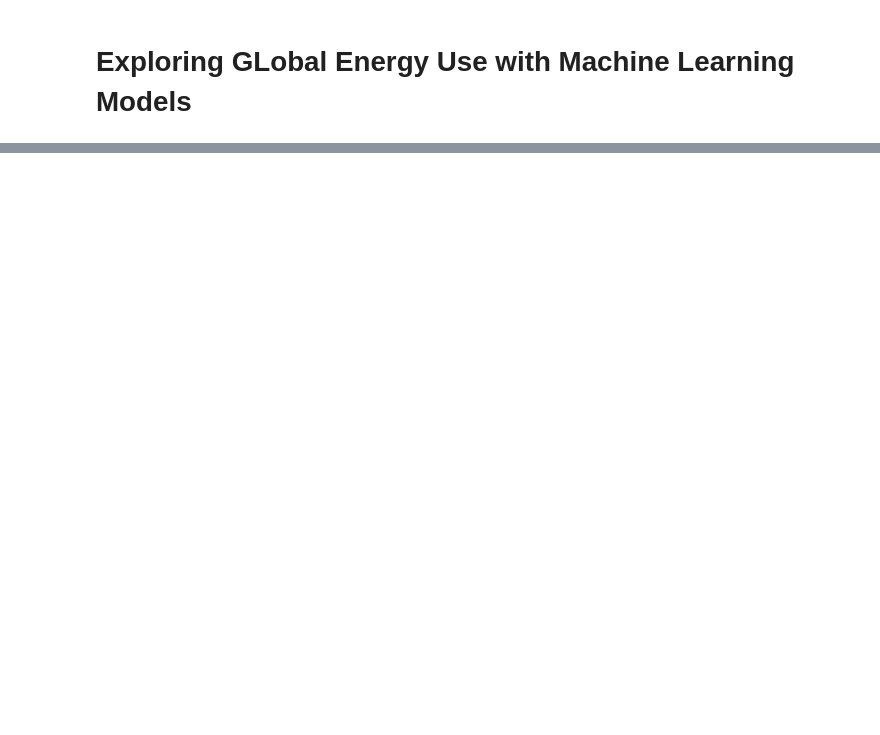
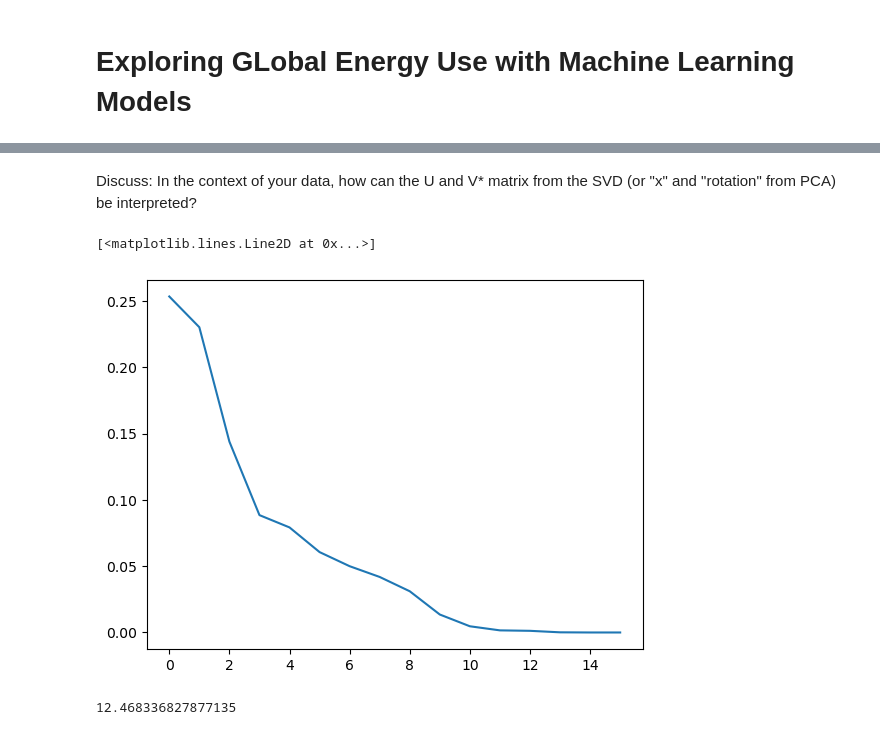
Before and after one commit to nicolenagata/DATA5322_HW4_UnsupervisedML, a Jupyter notebook: Practical HW 4.ipynb, the cells around one changed output, grey strips where cells are left out. Cells and saved outputs as stored; diff of their text form; code cells hidden in the pictures; blank space fills up the shorter version.

```diff
--- a/Practical HW 4.ipynb
+++ b/Practical HW 4.ipynb
@@ -91,0 +200,21 @@ minimal_df = datasets['minimal']
+# %% [markdown]
+Discuss: In the context of your data, how can the U and V* matrix from the SVD (or "x" and "rotation" from PCA) be interpreted?
+# %%
+U, s, V = np.linalg.svd(X_core_scaled, full_matrices = False)
+singular_vals = s ** 2
+s_norm = singular_vals / np.sum(singular_vals)
+
+plt.plot(s_norm)
+# Most of the variance can be explained by the first ten values
+# %% [output]
+[<matplotlib.lines.Line2D at 0x...>]
+[figure, added]
+# %%
+kmeans_svd = KMeans(n_clusters = 5,
+                random_state = 3799,
+                n_init = 210).fit(U)
+
+kmeans_svd.inertia_
+# The within-group sum of squares is much lower now, being 16.229 down from 10469
+# %% [output]
+12.468336827877135
```
Also changed, not shown: parts of 21 cells of this notebook.
